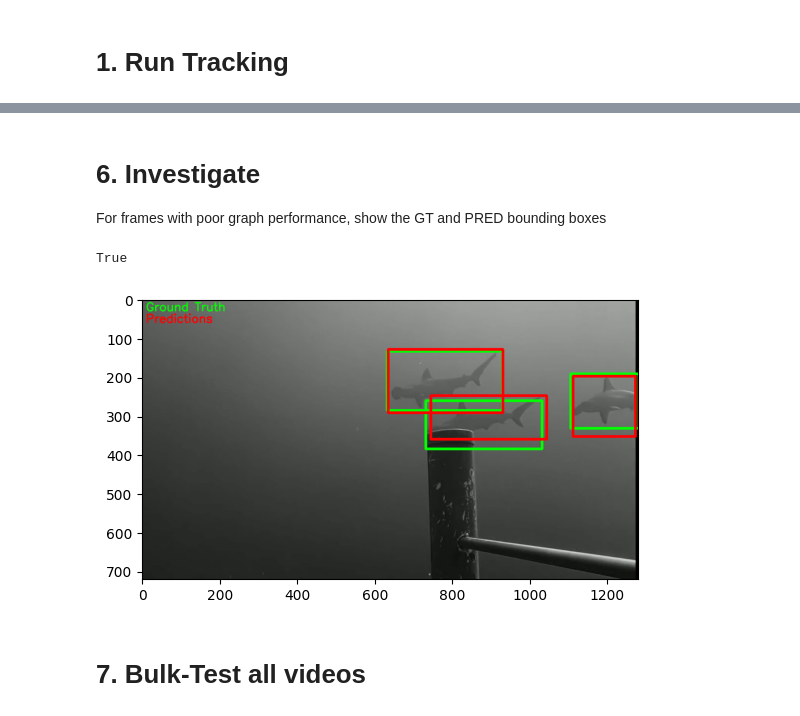
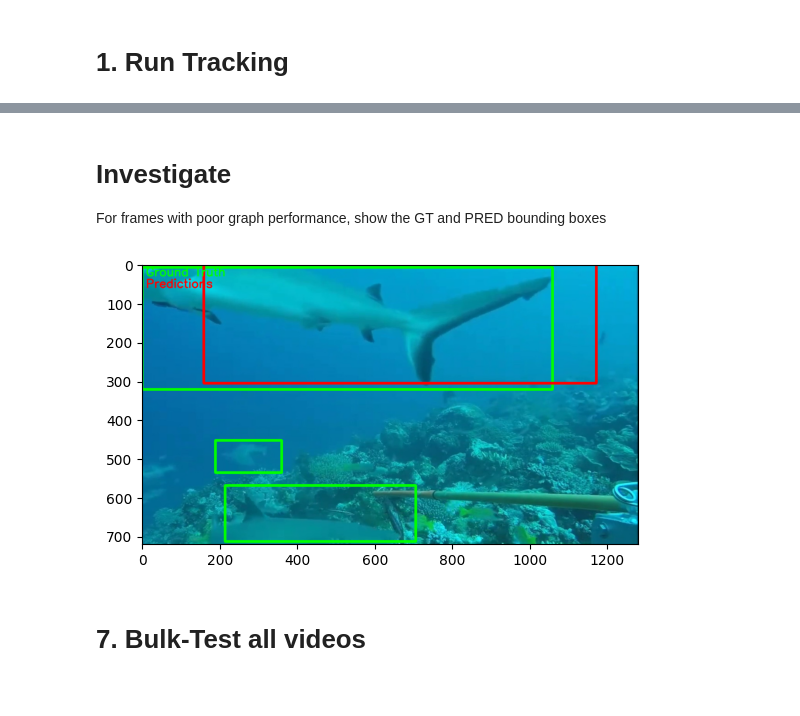
Before and after one commit to filippovarini/SharkTrack-Dev, a Jupyter notebook: evaluation/evaluate_tracking.ipynb, the cells around one changed output, grey strips where cells are left out. Saved outputs shown, nothing was run; the diff lists cells and outputs as text; code cells hidden in the pictures.

```diff
--- a/evaluation/evaluate_tracking.ipynb
+++ b/evaluation/evaluate_tracking.ipynb
@@ -113,10 +29,7 @@ MOTA: 0.67, MOTP: 0.55, IDF1: 0.66
 # %% [markdown]
-# 6. Investigate
+# Investigate
 For frames with poor graph performance, show the GT and PRED bounding boxes
 # %%
-import cv2
-import numpy as np
-
 def draw_bbox(img, gt_bbox, pred_bbox):
   color1 = (0, 255, 0)
   color2 = (0, 0, 255)
@@ -138,7 +51,7 @@ def draw_bbox(img, gt_bbox, pred_bbox):
   plt.imshow(img_rgb)
 
 
-def plot_frame(video, frame_num, aligned_annotations):
+def plot_frame(frame_path, frame_num, aligned_annotations):
   """
   Plots the ground truth and predicted bounding boxes of a given frame.
   """
@@ -148,22 +61,20 @@ def plot_frame(video, frame_num, aligned_annotations):
   # Convert frame number to timestamp (in milliseconds)
   timestamp = (frame_num / 10) * 1000  # frame_num / fps * 1000
 
-  # Extract the frame from the video at the specific timestamp
-  cap = cv2.VideoCapture(video)
-  cap.set(cv2.CAP_PROP_POS_MSEC, timestamp)
-  ret, frame = cap.read()
-  cap.release()
-
-  print(ret)
+  # Read the frame
+  frame = cv2.imread(frame_path)
 
   # Plot the ground truth and predicted bounding boxes
   draw_bbox(frame, gt_bbox, pred_bbox)
-# %%
-frame_to_inspect = 150
-plot_frame(video, frame_to_inspect, aligned_annotations)
-# %% [output]
-True
-[figure, removed]
+# %%
+dataset = '/vol/biomedic3/bglocker/ugproj2324/fv220/datasets/phase2'
+sequence = 'val1_difficult1'
+frame_to_inspect = 16
+frame_name = f'{sequence}_frame{frame_to_inspect*30}.jpg'
+frame_path = os.path.join(dataset, sequence, frame_name)
+plot_frame(frame_path, frame_to_inspect, aligned_annotations)
+# %% [output]
+[figure, added]
 # %% [markdown]
 # 7. Bulk-Test all videos
 # %%
```
Also changed, not shown: parts of 7 cells of this notebook, 4 other files.
